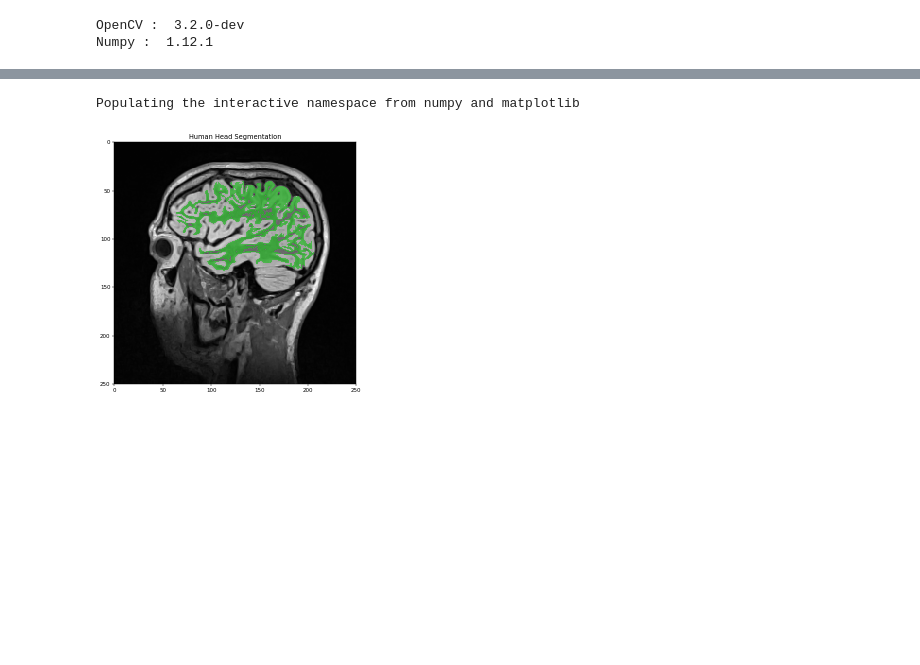
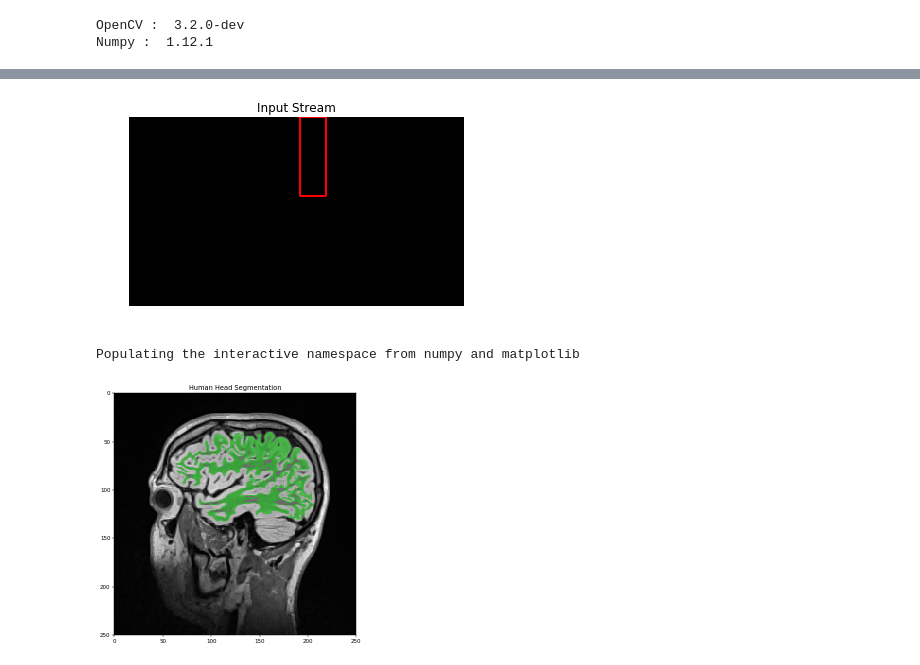
Before and after one commit to riaz/Practical_OpenCV3_Python, a Jupyter notebook: Section2_NumberPlateRecognition/Section2_Notebook.ipynb, the cells around one changed output, grey strips where cells are left out. Cells and saved outputs as stored; diff of their text form; code cells hidden in the pictures; blank space fills up the shorter version.

```diff
--- a/Section2_NumberPlateRecognition/Section2_Notebook.ipynb
+++ b/Section2_NumberPlateRecognition/Section2_Notebook.ipynb
@@ -48,3 +48,34 @@ plt.show()
 Shapes found :  10
 [interactive output not drawn]
 [interactive output not drawn]
+# %%
+# Appriximating a Contour Shape using Polygon Approximation
+
+import cv2
+import numpy as np
+import matplotlib.pyplot as plt
+import matplotlib.image as mpimg
+
+%matplotlib notebook
+
+img = cv2.imread('resources/images/shapes.png')
+image = cv2.cvtColor(img,cv2.COLOR_BGR2GRAY)
+
+#Note: The image is already thresholded and we can simply call the getContours function from the OpenCV library
+_, contours, _ = cv2.findContours(image, cv2.RETR_EXTERNAL, cv2.CHAIN_APPROX_SIMPLE)
+
+# We know that the input image has 10 shapes, and lets see if the library could find all these 10 contours
+print("Shapes found : ", len(contours)) # should return 10
+
+#now lets draw these contours
+for cnt in contours:
+    # eplison - is maximum distance from contour to approximated contour - set as 1% in our case
+    epsilon = 0.01*cv2.arcLength(cnt,True)
+    approx = cv2.approxPolyDP(cnt,epsilon,True)
+    img = cv2.drawContours(img, [approx], 0, (0, 255, 0), 3)
+
+
+plt.figure("Example 2")
+plt.imshow(img)
+plt.title('Binary Contours in an image - Polynomial Approximation')
+plt.show()
@@ -913,6 +998,9 @@ plt.show()
 
 import numpy as np
 import cv2
+from IPython.display import clear_output
+
+%pylab inline
 
 vid = cv2.VideoCapture('resources/images/objTrack.mp4')
 # take first frame of the video
@@ -921,7 +1009,7 @@ ret,frame = vid.read()
 frame = cv2.cvtColor(frame,cv2.COLOR_BGR2RGB)
 
 # setup initial location of window
-r,h,c,w = 0,50,0,50  # simply hardcoded the values
+r,h,c,w = 180,150,470,50  # simply hardcoded the values
 track_window = (c,r,w,h)
 
 plt.figure("Example 5")
@@ -949,33 +1037,35 @@ try:
             break
 
         hsv = cv2.cvtColor(frame, cv2.COLOR_BGR2HSV)
         dst = cv2.calcBackProject([hsv],[0],roi_hist,[0,180],1)
 
         # apply meanshift to get the new location
         ret, track_window = cv2.meanShift(dst, track_window, term_crit)
 
         # Draw it on image
         x,y,w,h = track_window
 
         frame = cv2.cvtColor(frame,cv2.COLOR_BGR2RGB)
         img2 = cv2.rectangle(frame, (x,y), (x+w,y+h), 255,2)
 
         # Turn off the axis
         axis('off')
 
         # Title of the window
         title("Input Stream")
 
         # Display the frame
         imshow(img2)
         show()
 
         # Display the frame until new frame is available
         clear_output(wait=True)
 
 except KeyboardInterrupt:
     # Release the Video Device
     vid.release()
+# %% [output]
+[figure, added]
 # %%
 # Medical Imaging and Segmentation Example using ITK
 
```
Also changed, not shown: parts of 3 cells of this notebook.
